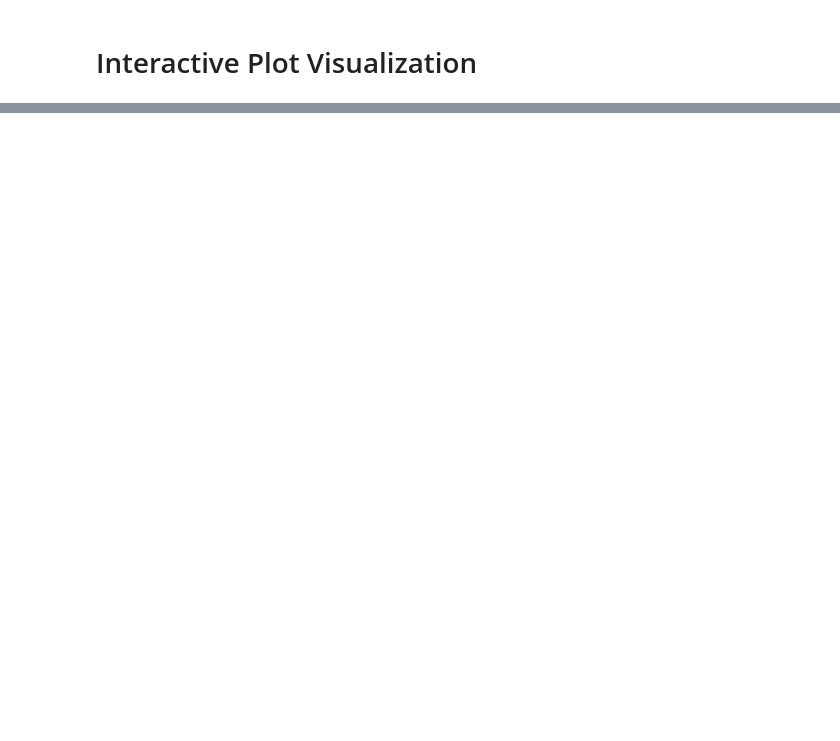
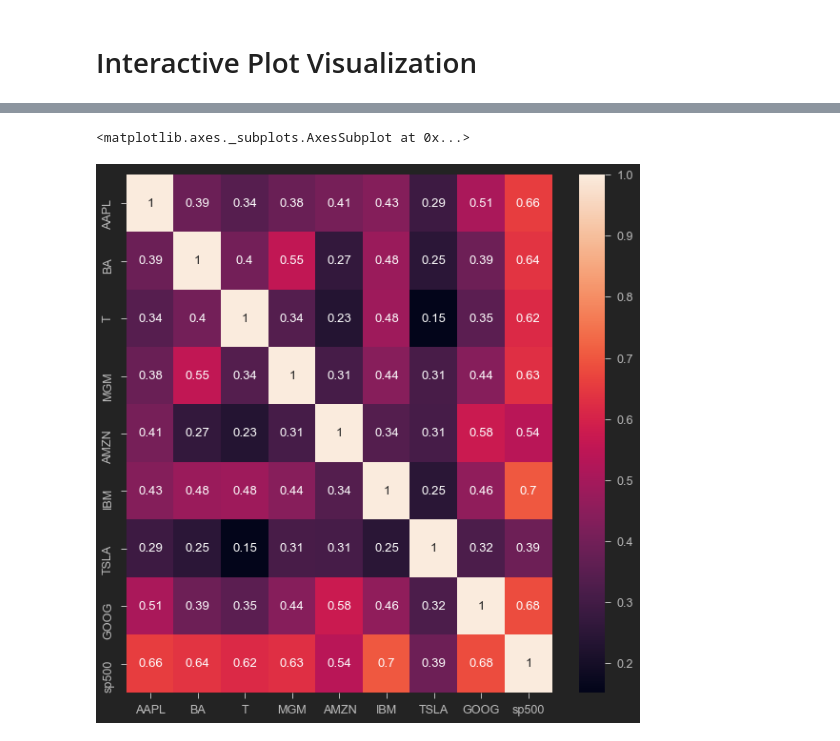
Before and after one commit to Minjire/Financial_Analysis, a Jupyter notebook: Financial_Analysis.ipynb, the cells around one changed output, grey strips where cells are left out. Cells and saved outputs as stored; diff of their text form; code cells hidden in the pictures; blank space fills up the shorter version.

```diff
--- a/Financial_Analysis.ipynb
+++ b/Financial_Analysis.ipynb
@@ -212,0 +277,4 @@ interactive_plot(normalize(stocks_df), 'Normalized Prices')
+# %%
+# daily return correlation
+cm = stocks_daily_return.drop(columns=['Date']).corr()
+cm
@@ -212,0 +292,7 @@ interactive_plot(normalize(stocks_df), 'Normalized Prices')
+# %%
+# plot correlation in heatmap
+plt.figure(figsize=(10,10))
+sns.heatmap(cm, annot=True)
+# %% [output]
+<matplotlib.axes._subplots.AxesSubplot at 0x...>
+[figure, added]
```
Also changed, not shown: parts of 15 cells of this notebook.
